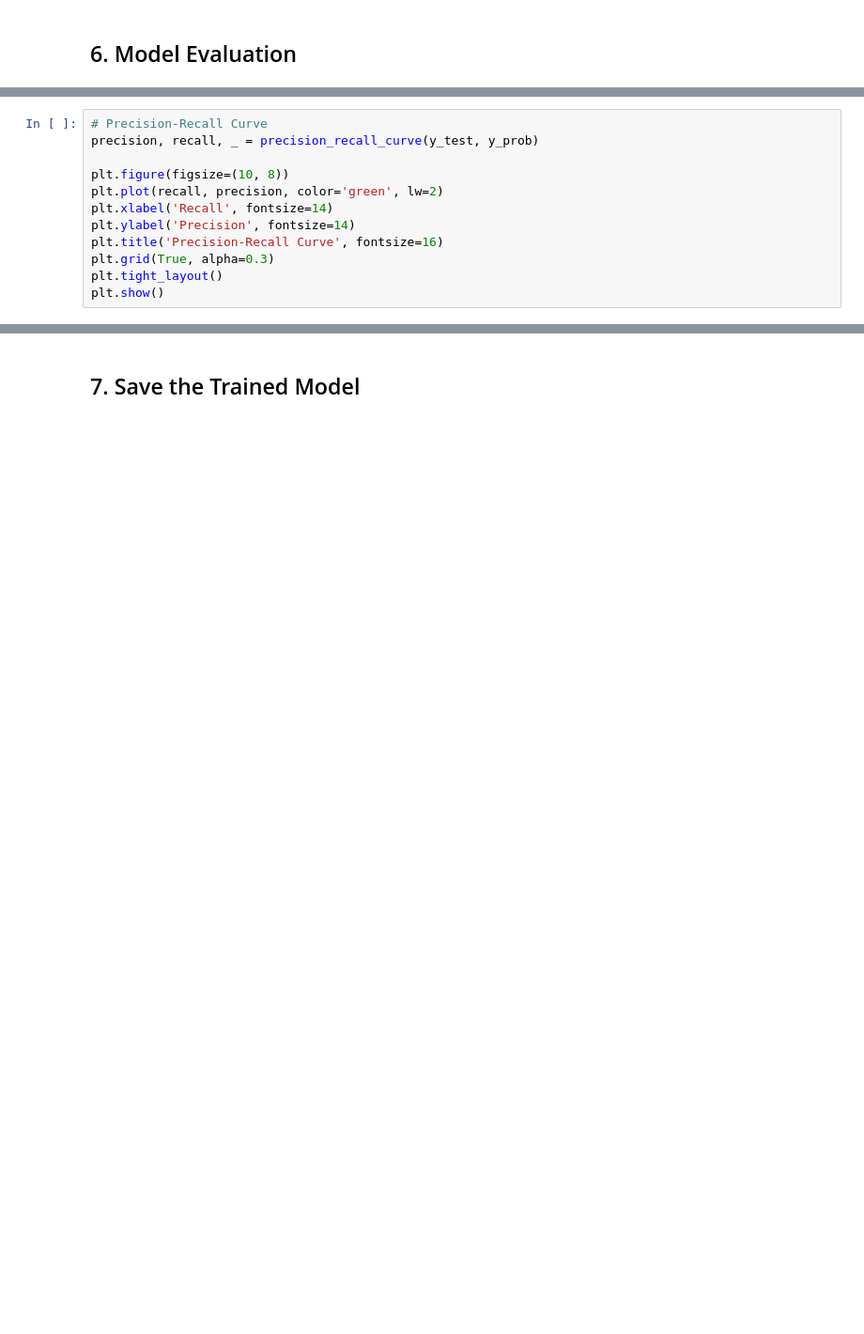
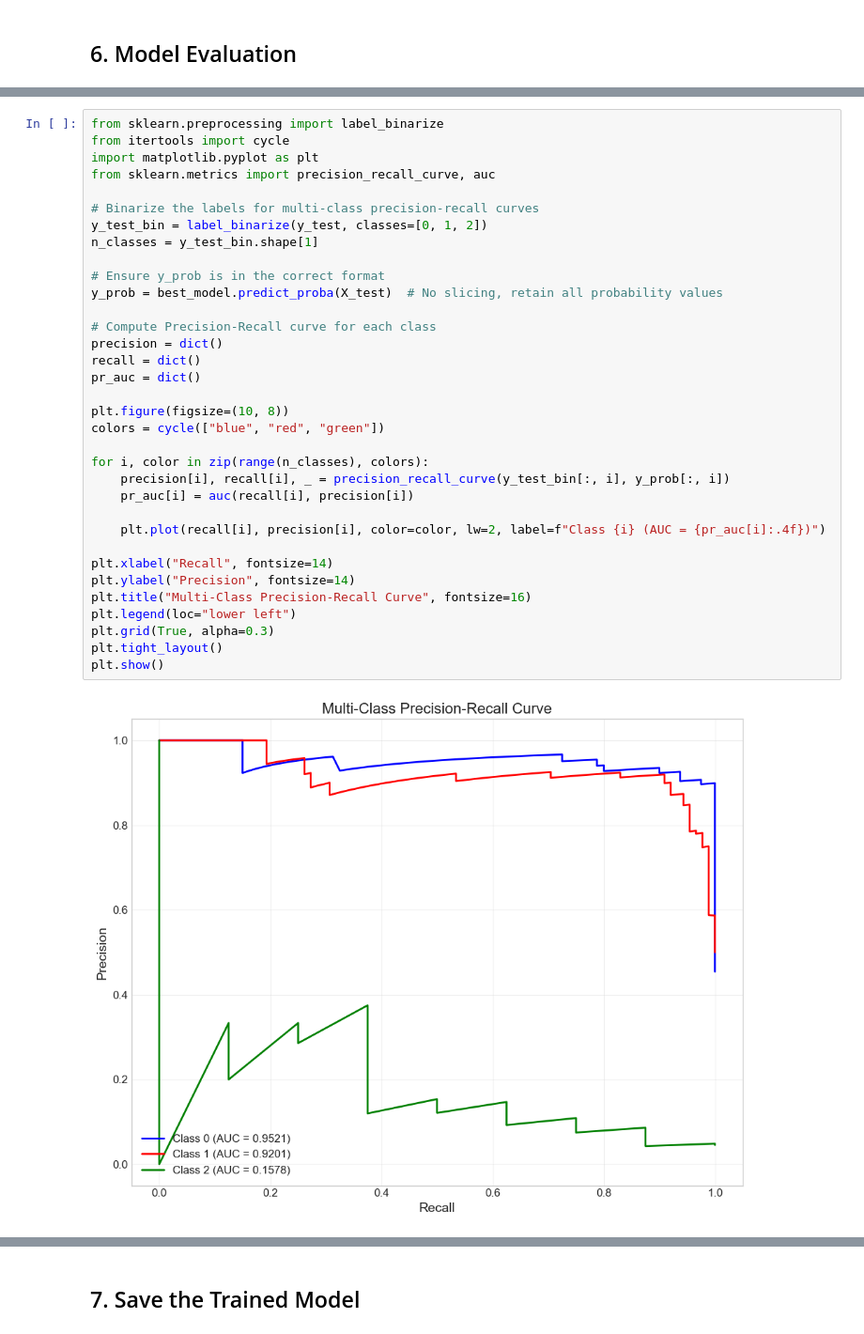
Before and after one commit to SoumyadipYT-OSS/SDP_Agri_Swastha, a Jupyter notebook: Models/logistic_regression_soil_fertility.ipynb, the cells around one changed output, grey strips where cells are left out. Shown at 94% size. Cells and saved outputs as stored; diff of their text form; blank space fills up the shorter version.

```diff
--- a/Models/logistic_regression_soil_fertility.ipynb
+++ b/Models/logistic_regression_soil_fertility.ipynb
@@ -359,15 +420,39 @@ plt.show()
 # %%
-# Precision-Recall Curve
-precision, recall, _ = precision_recall_curve(y_test, y_prob)
+from sklearn.preprocessing import label_binarize
+from itertools import cycle
+import matplotlib.pyplot as plt
+from sklearn.metrics import precision_recall_curve, auc
+
+# Binarize the labels for multi-class precision-recall curves
+y_test_bin = label_binarize(y_test, classes=[0, 1, 2])
+n_classes = y_test_bin.shape[1]
+
+# Ensure y_prob is in the correct format
+y_prob = best_model.predict_proba(X_test)  # No slicing, retain all probability values
+
+# Compute Precision-Recall curve for each class
+precision = dict()
+recall = dict()
+pr_auc = dict()
 
 plt.figure(figsize=(10, 8))
-plt.plot(recall, precision, color='green', lw=2)
-plt.xlabel('Recall', fontsize=14)
-plt.ylabel('Precision', fontsize=14)
-plt.title('Precision-Recall Curve', fontsize=16)
+colors = cycle(["blue", "red", "green"])
+
+for i, color in zip(range(n_classes), colors):
+    precision[i], recall[i], _ = precision_recall_curve(y_test_bin[:, i], y_prob[:, i])
+    pr_auc[i] = auc(recall[i], precision[i])
+
+    plt.plot(recall[i], precision[i], color=color, lw=2, label=f"Class {i} (AUC = {pr_auc[i]:.4f})")
+
+plt.xlabel("Recall", fontsize=14)
+plt.ylabel("Precision", fontsize=14)
+plt.title("Multi-Class Precision-Recall Curve", fontsize=16)
+plt.legend(loc="lower left")
 plt.grid(True, alpha=0.3)
 plt.tight_layout()
 plt.show()
+# %% [output]
+[figure, added]
 # %%
 # Feature importance
 # For logistic regression, we can use the coefficients
```
Also changed, not shown: parts of 13 cells of this notebook, 1 other file.
